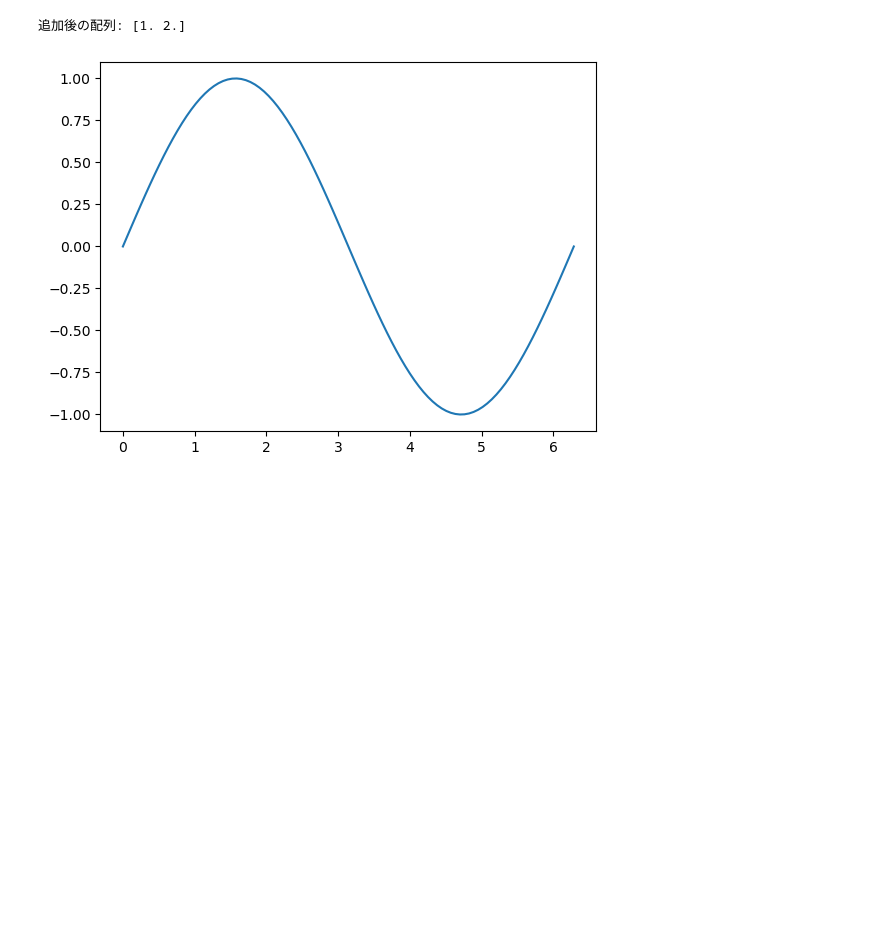
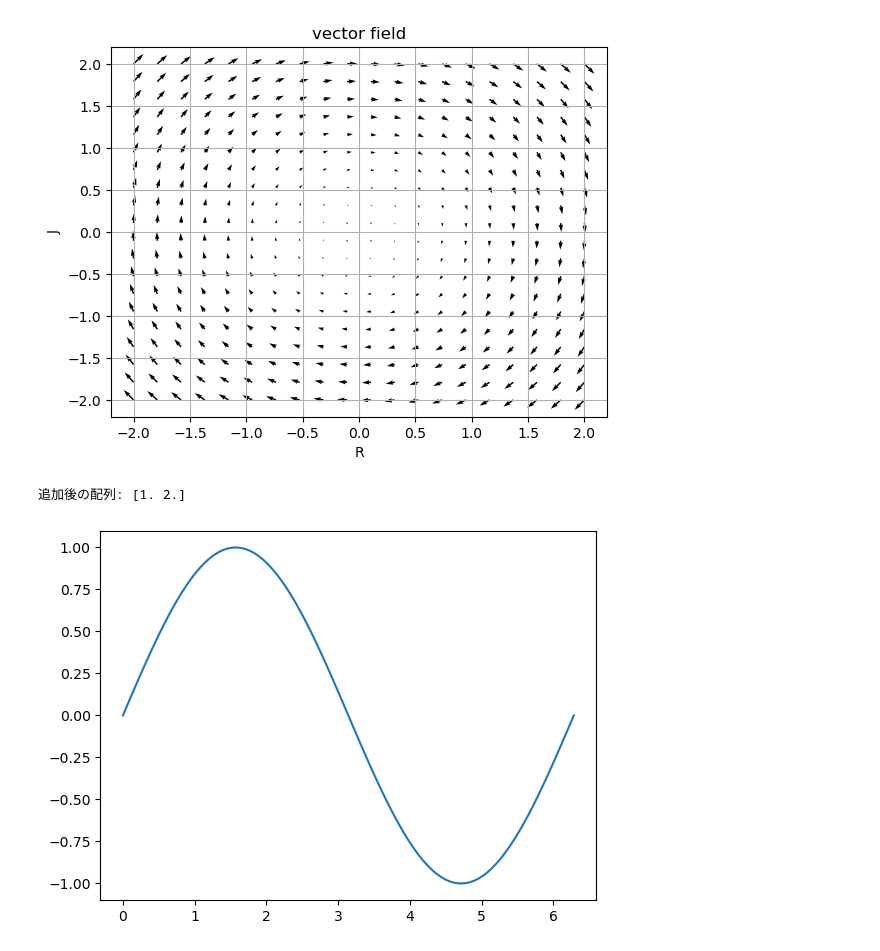
Before and after one commit to frinfo702/sim-uni, a Jupyter notebook: report1.ipynb, the cells around one changed output. Cells and saved outputs as stored; diff of their text form; code cells hidden in the pictures; blank space fills up the shorter version.

```diff
--- a/report1.ipynb
+++ b/report1.ipynb
@@ -103,3 +120,7 @@ plot_trajectory_pair(R0, J0)
+# %%
+plot_vector_field(dx, dy)
+# %% [output]
+[figure, added]
 # %%
 import numpy as np
 
```
Also changed, not shown: parts of 3 cells of this notebook.
